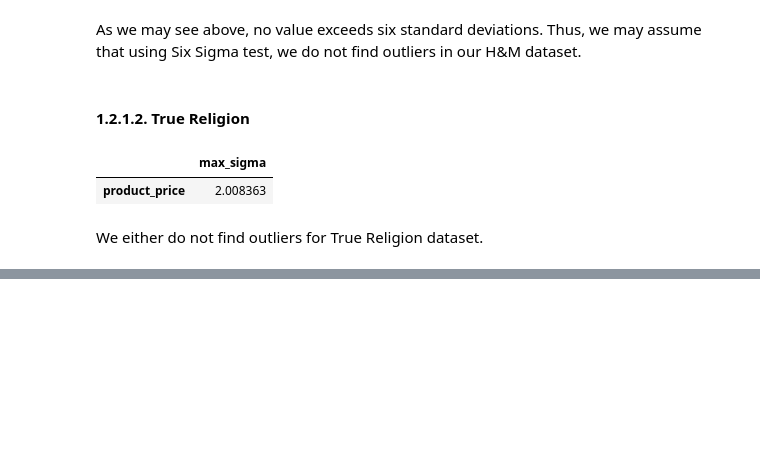
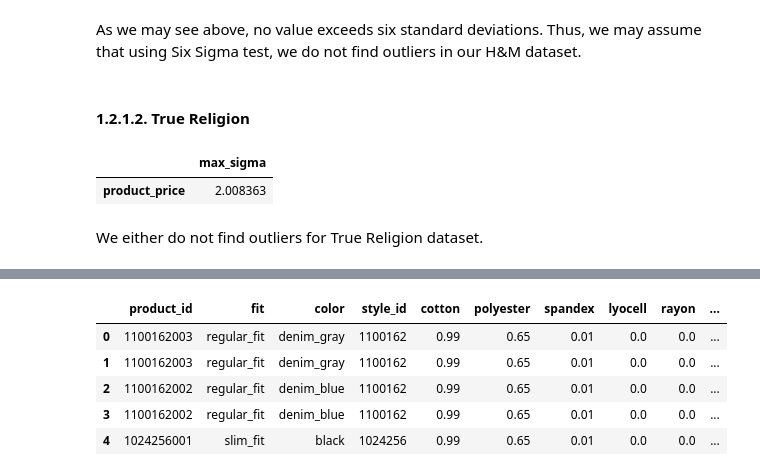
Before and after one commit to lucasquemelli/Star_Jeans, a Jupyter notebook: star_jeans.ipynb, the cells around one changed output, grey strips where cells are left out. Saved outputs shown, nothing was run; the diff lists cells and outputs as text; code cells hidden in the pictures; blank space fills up the shorter version.

```diff
--- a/star_jeans.ipynb
+++ b/star_jeans.ipynb
@@ -519,0 +537,10 @@ We either do not find outliers for True Religion dataset.
+# %%
+df = df01_clean.drop(columns=['color_id', 'scrape_datetime']).reset_index(drop=True)
+df.head()
+# %% [output]
+|  | product_id | fit | color | style_id | cotton | polyester | spandex | lyocell | rayon | ... |
+| 0 | 1100162003 | regular_fit | denim_gray | 1100162 | 0.99 | 0.65 | 0.01 | 0.0 | 0.0 | ... |
+| 1 | 1100162003 | regular_fit | denim_gray | 1100162 | 0.99 | 0.65 | 0.01 | 0.0 | 0.0 | ... |
+| 2 | 1100162002 | regular_fit | denim_blue | 1100162 | 0.99 | 0.65 | 0.01 | 0.0 | 0.0 | ... |
+| 3 | 1100162002 | regular_fit | denim_blue | 1100162 | 0.99 | 0.65 | 0.01 | 0.0 | 0.0 | ... |
+| 4 | 1024256001 | slim_fit | black | 1024256 | 0.99 | 0.65 | 0.01 | 0.0 | 0.0 | ... |
```
Also changed, not shown: parts of 8 cells of this notebook.
